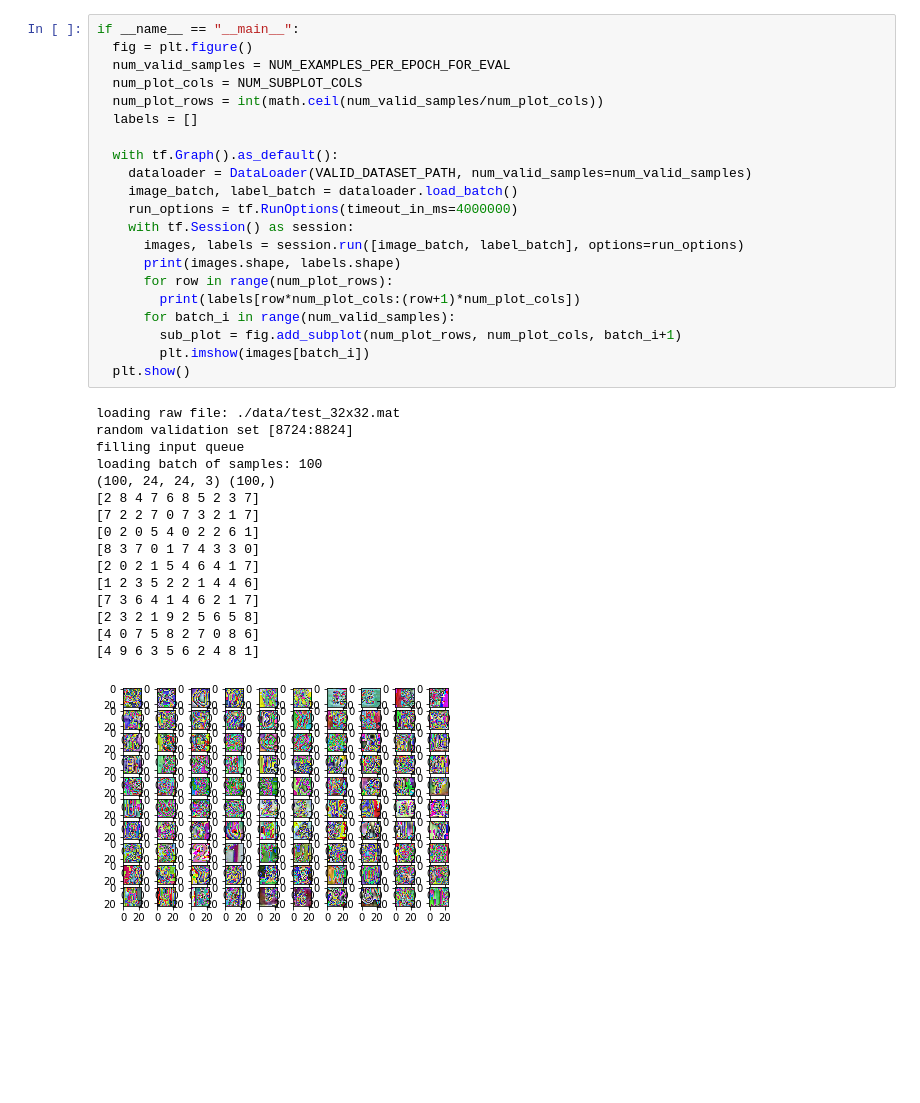
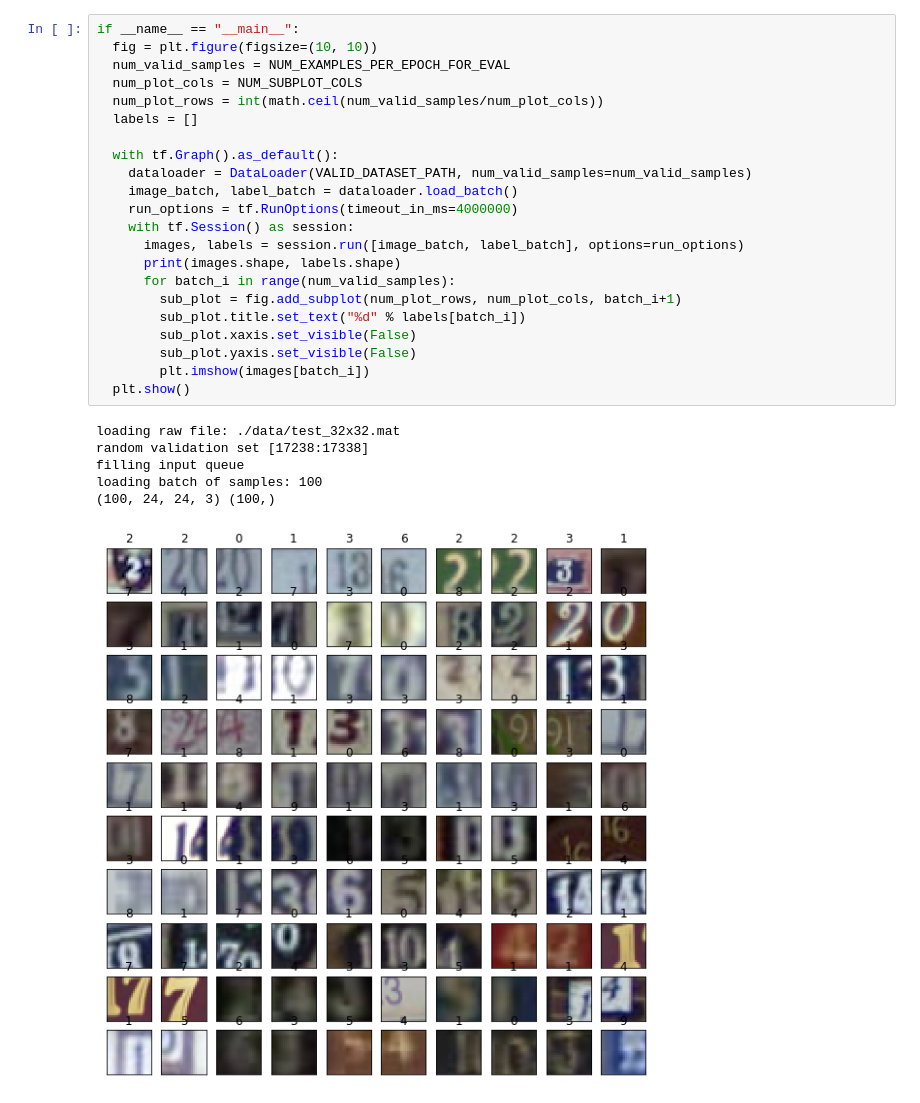
Before and after one commit to gypleon/AI_Ass_SVHN, a Jupyter notebook: test.ipynb, the cells around one changed output. Cells and saved outputs as stored; diff of their text form; blank space fills up the shorter version.

```diff
--- a/test.ipynb
+++ b/test.ipynb
@@ -140,41 +146,32 @@ class DataLoader:
     print("dataloader closed successfully.")
 # %%
 if __name__ == "__main__":
-  fig = plt.figure()
+  fig = plt.figure(figsize=(10, 10))
   num_valid_samples = NUM_EXAMPLES_PER_EPOCH_FOR_EVAL
   num_plot_cols = NUM_SUBPLOT_COLS
   num_plot_rows = int(math.ceil(num_valid_samples/num_plot_cols))
   labels = []
 
   with tf.Graph().as_default():
     dataloader = DataLoader(VALID_DATASET_PATH, num_valid_samples=num_valid_samples)
     image_batch, label_batch = dataloader.load_batch()
     run_options = tf.RunOptions(timeout_in_ms=4000000)
     with tf.Session() as session:
       images, labels = session.run([image_batch, label_batch], options=run_options)
       print(images.shape, labels.shape)
-      for row in range(num_plot_rows):
-        print(labels[row*num_plot_cols:(row+1)*num_plot_cols])
       for batch_i in range(num_valid_samples):
         sub_plot = fig.add_subplot(num_plot_rows, num_plot_cols, batch_i+1)
+        sub_plot.title.set_text("%d" % labels[batch_i])
+        sub_plot.xaxis.set_visible(False)
+        sub_plot.yaxis.set_visible(False)
         plt.imshow(images[batch_i])
   plt.show()
 # %% [output]
 loading raw file: ./data/test_32x32.mat
-random validation set [8724:8824]
+random validation set [17238:17338]
 filling input queue
 loading batch of samples: 100
 (100, 24, 24, 3) (100,)
-[2 8 4 7 6 8 5 2 3 7]
-[7 2 2 7 0 7 3 2 1 7]
-[0 2 0 5 4 0 2 2 6 1]
-[8 3 7 0 1 7 4 3 3 0]
-[2 0 2 1 5 4 6 4 1 7]
-[1 2 3 5 2 2 1 4 4 6]
-[7 3 6 4 1 4 6 2 1 7]
-[2 3 2 1 9 2 5 6 5 8]
-[4 0 7 5 8 2 7 0 8 6]
-[4 9 6 3 5 6 2 4 8 1]
-[figure, old version]
+[figure, new version]
 # %%
 if __name__ == "__main__":
```
Also changed, not shown: parts of 2 cells of this notebook.
